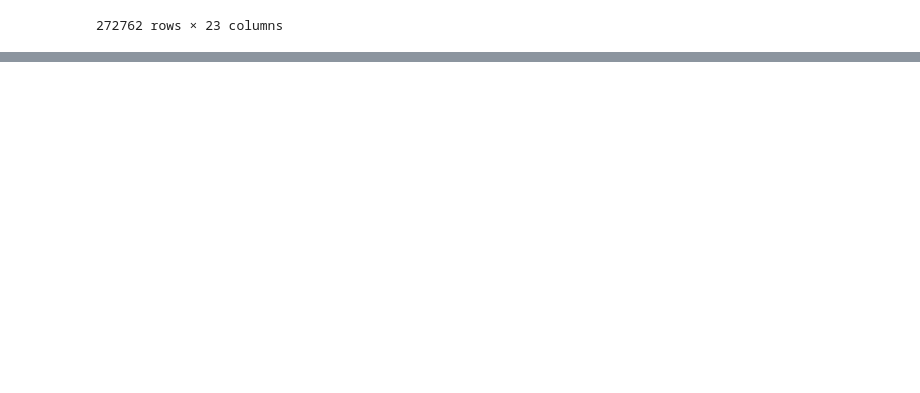
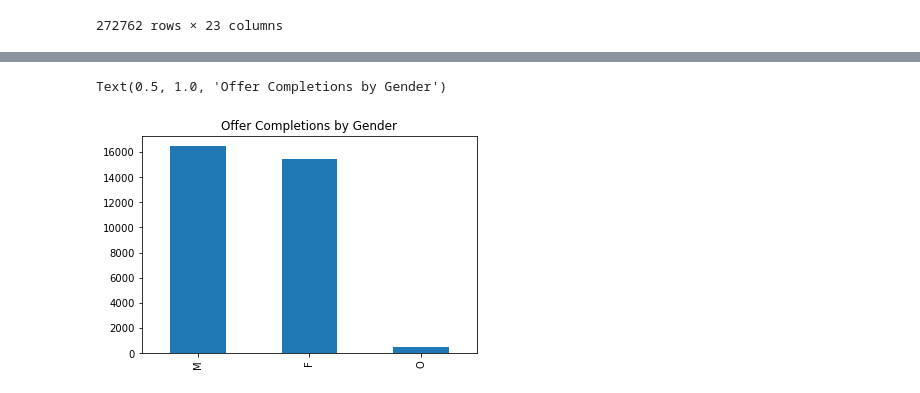
Before and after one commit to wintor214/Udacity-Data-Scientist-Capstone-Project-Starbucks, a Jupyter notebook: Starbucks_Capstone_notebook.ipynb, the cells around one changed output, grey strips where cells are left out. Saved outputs shown, nothing was run; the diff lists cells and outputs as text; code cells hidden in the pictures; blank space fills up the shorter version.

```diff
--- a/Starbucks_Capstone_notebook.ipynb
+++ b/Starbucks_Capstone_notebook.ipynb
@@ -340,7 +357,7 @@ transcript_portfolio_new
 # %%
 #Merge final dataframe so we get transaction on all profiles
 
-df = transcript_portfolio_new.merge(profile_new,left_on='person', right_on='id').drop(columns='id')
+df = transcript_portfolio_new.merge(profile_new,left_on='person', right_on='id').drop(columns='id').fillna(0)
 df
 # %% [output]
 |  | person | time | amount | offer_id | offer completed | offer received | offer viewed | transaction | ... |
@@ -356,3 +373,10 @@ df
 | 272760 | 3045af4e98794a04a5542d3eac939b1f | 576 | 0.00 | 4d5c57ea9a6940dd891ad53e9dbe8da0 | 0 | 1 | 0 | 0 | ... |
 | 272761 | 3045af4e98794a04a5542d3eac939b1f | 576 | 0.00 | 4d5c57ea9a6940dd891ad53e9dbe8da0 | 0 | 0 | 1 | 0 | ... |
 272762 rows × 23 columns
+# %%
+#Exploratory Data Analysis
+df['age_ranges'] = pd.cut(df["age"], bins=[10, 20, 30, 40, 50, 60, 70, 80, 90, 100, 102])
+df['income_ranges'] = pd.cut(df["income"], bins=[20000,40000,60000,80000,100000,120000])
+#Look at data where transactions had offers completed
+#Look at offer type of successful offer completions, channels, difficulty, duration and reward
+#print(df.loc[df['offer completed']==1,'amount'].sum())
@@ -358,0 +428,7 @@ df
+# %%
+#Dive deeper into the demographics of those who completed offers
+#Breakdown of customers by gender
+df.loc[df['offer completed'] == 1,"gender"].value_counts().plot.bar().set_title("Offer Completions by Gender")
+# %% [output]
+Text(0.5, 1.0, 'Offer Completions by Gender')
+[figure, added]
```
Also changed, not shown: parts of 37 cells of this notebook.
